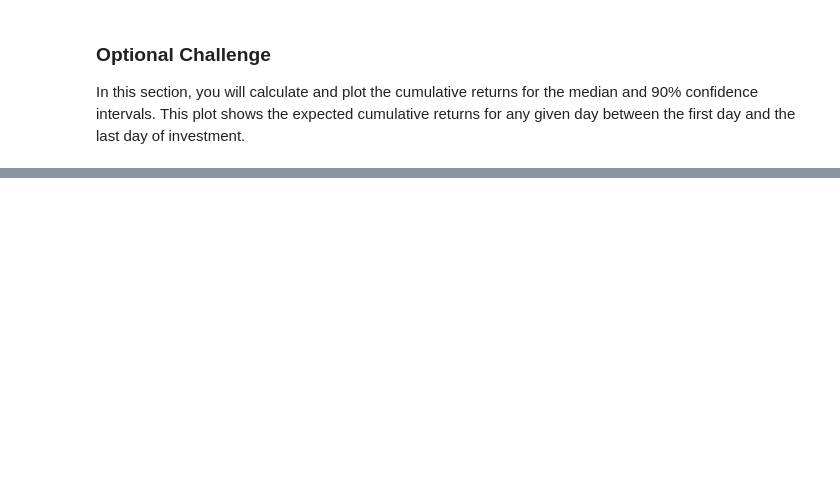
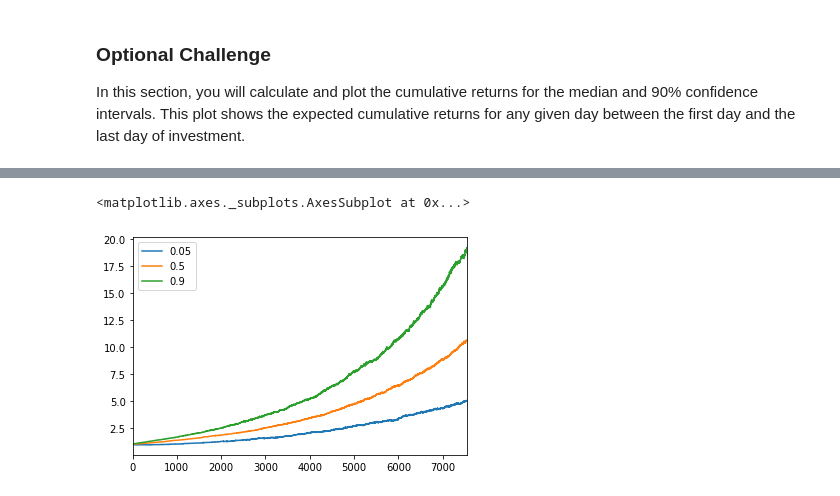
Before and after one commit to junweiluo/API_Financial_Analysis, a Jupyter notebook: portfolio_planner.ipynb, the cells around one changed output, grey strips where cells are left out. Drawn from its saved outputs; the diff is of its cells as text; code cells hidden in the pictures; blank space fills up the shorter version.

```diff
--- a/portfolio_planner.ipynb
+++ b/portfolio_planner.ipynb
@@ -222,0 +295,4 @@ In this section, you will calculate and plot the cumulative returns for the medi
+# %%
+# YOUR CODE HERE
+daily_quantiles = Portfolio_30_year_simulation.quantile(q=(0.05,0.5,0.9), axis = 1).T
+daily_quantiles
@@ -222,0 +313,5 @@ In this section, you will calculate and plot the cumulative returns for the medi
+# %%
+daily_quantiles.plot()
+# %% [output]
+<matplotlib.axes._subplots.AxesSubplot at 0x...>
+[figure, added]
```
Also changed, not shown: parts of 17 cells of this notebook.
